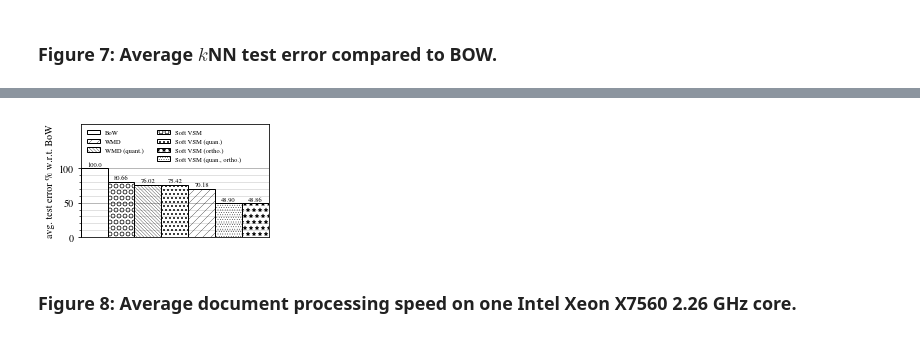
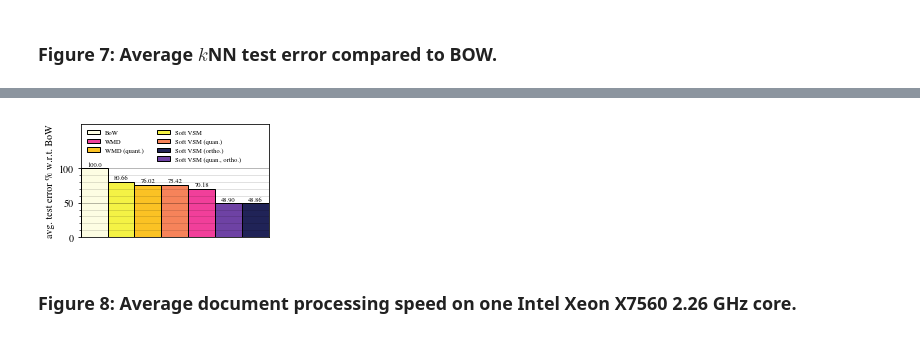
Before and after one commit to MIR-MU/regularized-embeddings, a Jupyter notebook: classification.ipynb, the cells around one changed output, grey strips where cells are left out. Saved outputs shown, nothing was run; the diff lists cells and outputs as text; code cells hidden in the pictures.

Commit message:
Color figures 2--4

```diff
--- a/classification.ipynb
+++ b/classification.ipynb
@@ -233,11 +233,21 @@ make: 'figures' is up to date.
 from matplotlib import rcParams
 import matplotlib.pyplot as plt
 
-hatches = (' ', 'OO', '\\\\\\\\\\\\\\', 'ooo', '///', '.....', '**')
+# hatches = (' ', 'OO', '\\\\\\\\\\\\\\', 'ooo', '///', '.....', '**')
+palette = [
+    (253, 253, 227),
+    (244, 242, 69),
+    (251, 194, 36),
+    (246, 131, 90),
+    (241, 63, 154),
+    (110, 66, 164),
+    (32, 35, 87),
+]
+palette = [(r / 255.0, g / 255.0, b / 255.0) for r, g, b in palette]
 rcParams['font.size'] = 9
 rcParams['font.family'] = 'serif'
 rcParams['font.serif'] = ['Times New Roman', 'TeX Gyre Termes']
-rcParams['hatch.linewidth'] = 0.3
+# rcParams['hatch.linewidth'] = 0.3
 rcParams["legend.frameon"] = False
 rcParams["figure.figsize"] = (3.45, 2)
 # plt.style.use('fivethirtyeight')
@@ -567,16 +577,16 @@ bar_xs = [
 fig = plt.figure(figsize=(6.68, 1.8))
 # fig = plt.figure(figsize=(21, 6))
 ax = fig.add_subplot(111)
-for x, y, yerr_lower, yerr_upper, label, hatch in zip(
+for x, y, yerr_lower, yerr_upper, label, color in zip(
             bar_xs,
             bar_ys,
             bar_yerrs_lower,
             bar_yerrs_upper,
             map(lambda x: configuration_names[x], configurations),
-            cycle(hatches),
+            cycle(palette),
         ):
     yerr = (yerr_lower, yerr_upper)
-    plt.bar(x, y, width=bar_width, edgecolor='black', color='w', yerr=yerr, hatch=hatch, capsize=0, label=label)
+    plt.bar(x, y, width=bar_width, edgecolor='black', color=color, yerr=yerr, capsize=0, label=label)
     for x, y, yerr_upper in zip(x, y, yerr_upper):
         plt.text(
             x=x - (0.44 if y < 10 else 0.35) * bar_width,
@@ -652,15 +662,15 @@ bar_xs = [
 fig = plt.figure(figsize=(3.45, 2))
 # fig = plt.figure(figsize=(10, 4))
 ax = fig.add_subplot(111)
-for x, y, yerr_lower, yerr_upper, label, hatch in zip(
+for x, y, yerr_lower, yerr_upper, label, color in zip(
             bar_xs,
             bar_ys,
             bar_yerrs_lower,
             bar_yerrs_upper,
             map(lambda x: configuration_names[x], configurations),
-            cycle(hatches),
+            cycle(palette),
         ):
-    plt.bar(x, y, width=bar_width, edgecolor='black', color='w', hatch=hatch, capsize=0, label=label)
+    plt.bar(x, y, width=bar_width, edgecolor='black', color=color, capsize=0, label=label)
     # plt.bar(x, y, width=bar_width, edgecolor='black', capsize=0, label=label)
     plt.text(
         x=x - (0.26 if y[0] < 1 else 0.26) * bar_width,
@@ -700,4 +710,4 @@ plt.show()
-[figure, old version]
+[figure, new version]
 # %% [markdown]
 ### Figure 8: Average document processing speed on one Intel Xeon X7560 2.26 GHz core.
 # %%
```
Also changed, not shown: parts of 9 cells of this notebook, 1 other file.
